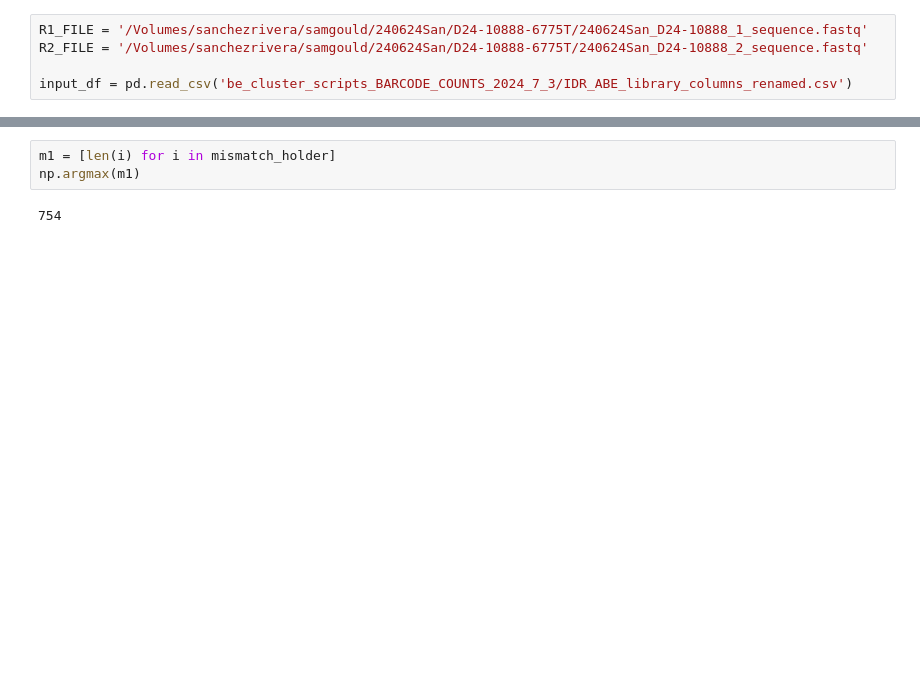
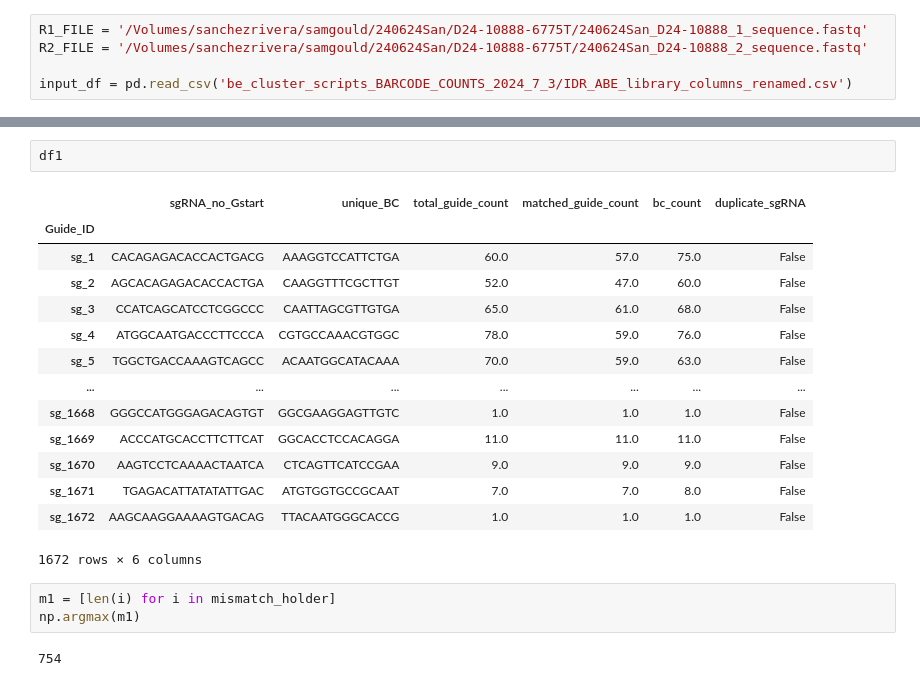
Before and after one commit to samgould2/base-editing-sensor-analysis, a Jupyter notebook: pipeline_testing.ipynb, the cells around one changed output, grey strips where cells are left out. Cells and saved outputs as stored; diff of their text form; blank space fills up the shorter version.

```diff
--- a/pipeline_testing.ipynb
+++ b/pipeline_testing.ipynb
@@ -337,3 +490,20 @@ df1[df1['guide_count']==172]
+# %%
+df1
+# %% [output]
+|  | sgRNA_no_Gstart | unique_BC | total_guide_count | matched_guide_count | bc_count | duplicate_sgRNA |
+| Guide_ID |  |  |  |  |  |  |
+| sg_1 | CACAGAGACACCACTGACG | AAAGGTCCATTCTGA | 60.0 | 57.0 | 75.0 | False |
+| sg_2 | AGCACAGAGACACCACTGA | CAAGGTTTCGCTTGT | 52.0 | 47.0 | 60.0 | False |
+| sg_3 | CCATCAGCATCCTCGGCCC | CAATTAGCGTTGTGA | 65.0 | 61.0 | 68.0 | False |
+| sg_4 | ATGGCAATGACCCTTCCCA | CGTGCCAAACGTGGC | 78.0 | 59.0 | 76.0 | False |
+| sg_5 | TGGCTGACCAAAGTCAGCC | ACAATGGCATACAAA | 70.0 | 59.0 | 63.0 | False |
+| ... | ... | ... | ... | ... | ... | ... |
+| sg_1668 | GGGCCATGGGAGACAGTGT | GGCGAAGGAGTTGTC | 1.0 | 1.0 | 1.0 | False |
+| sg_1669 | ACCCATGCACCTTCTTCAT | GGCACCTCCACAGGA | 11.0 | 11.0 | 11.0 | False |
+| sg_1670 | AAGTCCTCAAAACTAATCA | CTCAGTTCATCCGAA | 9.0 | 9.0 | 9.0 | False |
+| sg_1671 | TGAGACATTATATATTGAC | ATGTGGTGCCGCAAT | 7.0 | 7.0 | 8.0 | False |
+| sg_1672 | AAGCAAGGAAAAGTGACAG | TTACAATGGGCACCG | 1.0 | 1.0 | 1.0 | False |
+1672 rows × 6 columns
 # %%
 m1 = [len(i) for i in mismatch_holder]
 np.argmax(m1)
```
Also changed, not shown: parts of 10 cells of this notebook.
